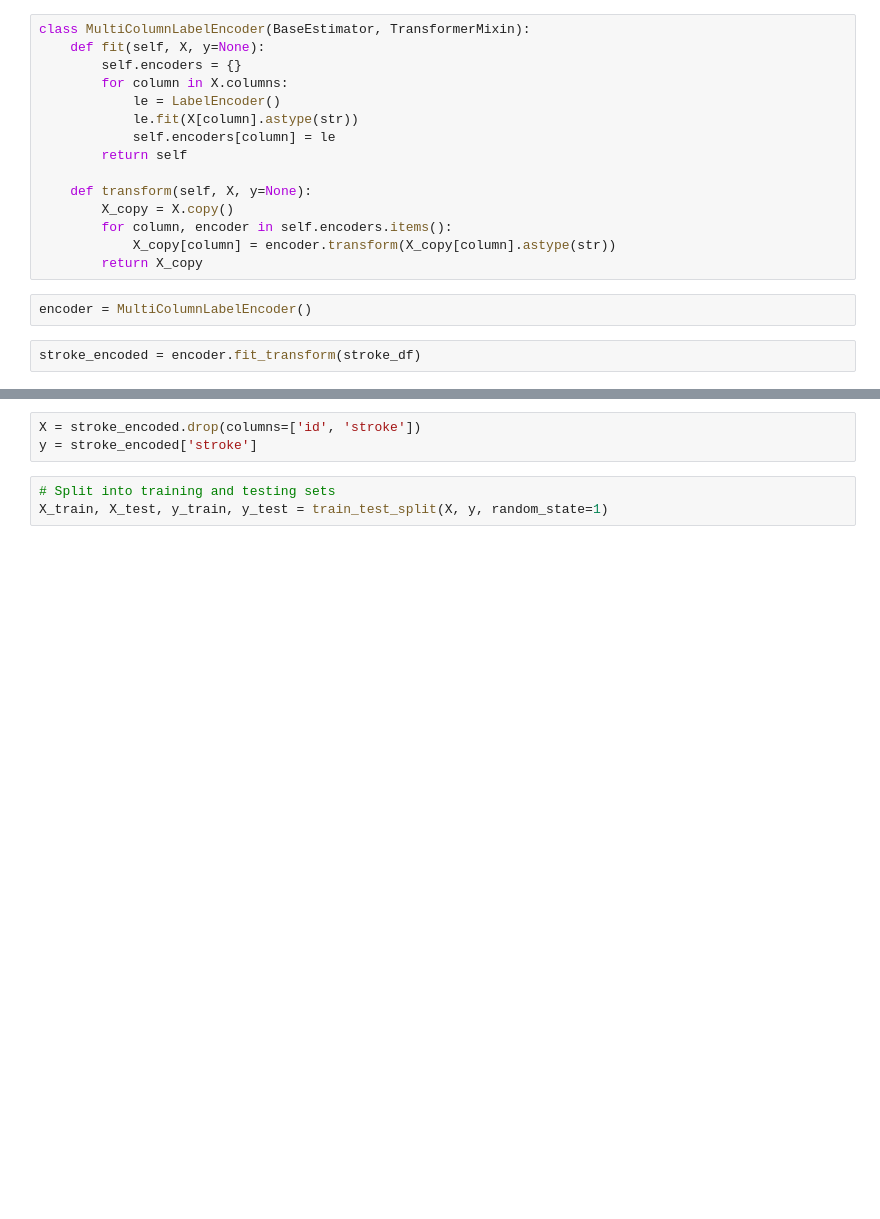
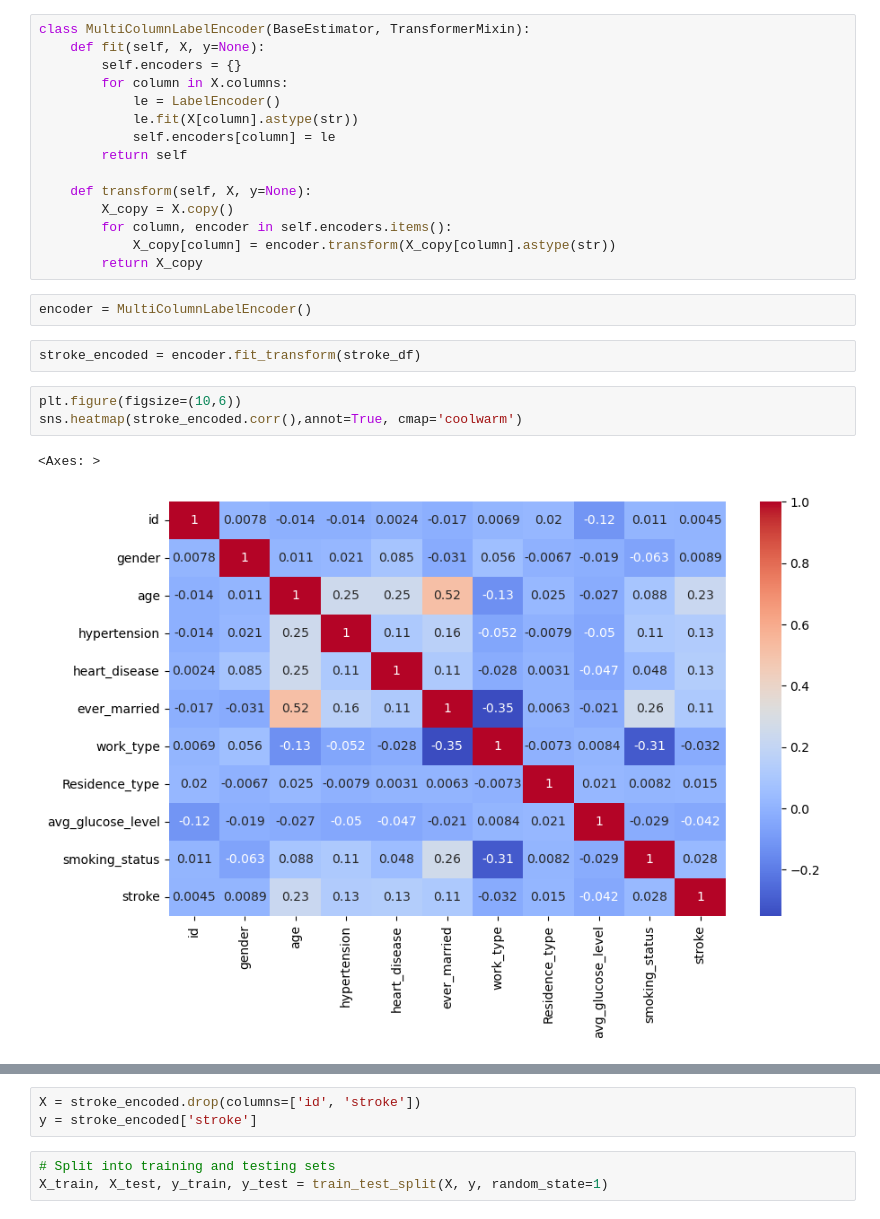
Before and after one commit to tanchris232/stroke-group-2, a Jupyter notebook: new_notebook_stroke_analysis.ipynb, the cells around one changed output, grey strips where cells are left out. Cells and saved outputs as stored; diff of their text form; blank space fills up the shorter version.

```diff
--- a/new_notebook_stroke_analysis.ipynb
+++ b/new_notebook_stroke_analysis.ipynb
@@ -71,4 +87,10 @@ class MultiColumnLabelEncoder(BaseEstimator, TransformerMixin):
 encoder = MultiColumnLabelEncoder()
 # %%
 stroke_encoded = encoder.fit_transform(stroke_df)
+# %%
+plt.figure(figsize=(10,6))
+sns.heatmap(stroke_encoded.corr(),annot=True, cmap='coolwarm')
+# %% [output]
+<Axes: >
+[figure, added]
 # %%
```
Also changed, not shown: parts of 6 cells of this notebook, 2 other files.
